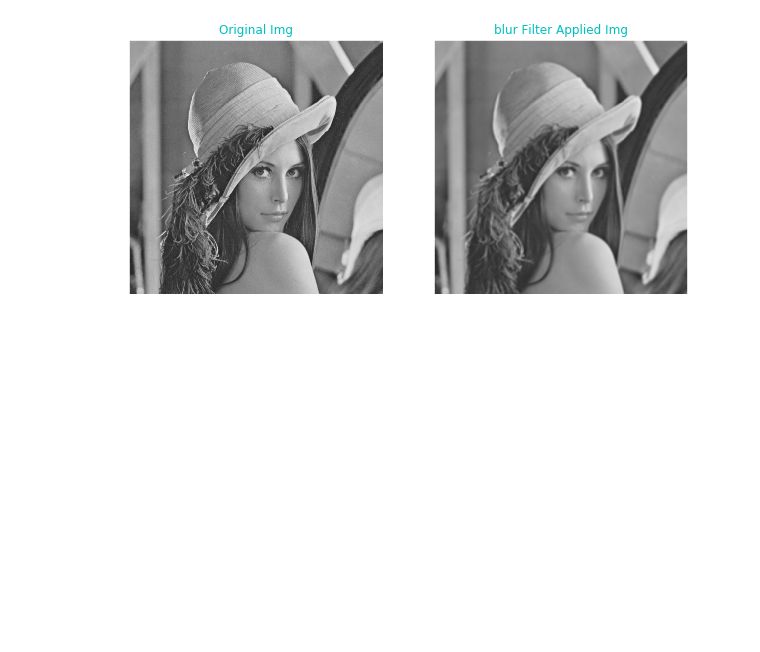
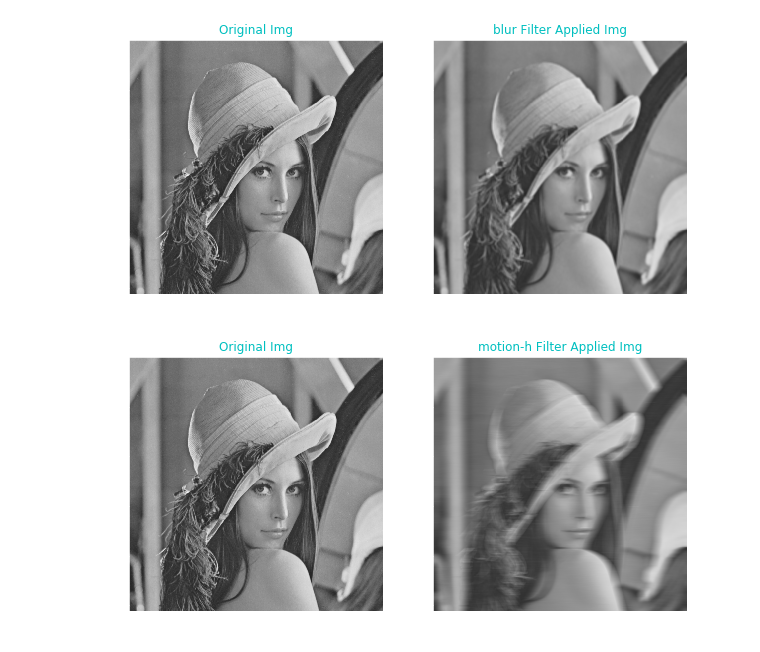
Before and after one commit to MeAmarP/opencv_snipps, a Jupyter notebook: Helpful_Python_snippets_for_Image_Processing_using_OpenCV.ipynb, the cells around one changed output. Cells and saved outputs as stored; diff of their text form; code cells hidden in the pictures; blank space fills up the shorter version.

Commit message:
method to apply lapace,motion fltr

```diff
--- a/Helpful_Python_snippets_for_Image_Processing_using_OpenCV.ipynb
+++ b/Helpful_Python_snippets_for_Image_Processing_using_OpenCV.ipynb
@@ -370,3 +338,39 @@ def applyFilter(path_to_img,func_filter=None,kernel_len=None):
 applyFilter(path_to_img,func_filter='blur',kernel_len=5)
 # %% [output]
 [figure]
+# %%
+'''
+#More filters
+- Laplacian
+- motion-vertical
+- motion-horizontal
+- prewitt
+- Sobel
+'''
+
+path_to_img = 'sample_imgs/lena_gry.bmp'
+
+def applyLinearFilter(path_to_img,func_filter=None,kernel_len=None):
+    img = cv2.imread(path_to_img)
+
+    if func_filter == 'laplace':
+        img_fltr = cv2.Laplacian(img,-1,3)
+    if func_filter == 'motion-v':
+        kernel_verti = np.zeros((kernel_len,kernel_len))
+        kernel_verti[:, int((kernel_len - 1)/2)] = np.ones(kernel_len)
+        kernel_verti /= kernel_len
+        img_fltr = cv2.filter2D(img,-1,kernel_verti)
+    if func_filter == 'motion-h':
+        kernel_horiz = np.zeros((kernel_len,kernel_len))
+        kernel_horiz[int((kernel_len - 1)/2),:] = np.ones(kernel_len)
+        kernel_horiz /= kernel_len
+        img_fltr = cv2.filter2D(img,-1,kernel_horiz)
+
+    plt.figure(figsize=(10,10))
+    plt.subplot(121),plt.imshow(img,cmap='gray'),plt.title('Original Img',color='c')
+    plt.subplot(122),plt.imshow(img_fltr,cmap='gray'),plt.title((func_filter+' Filter Applied Img'),color='c')
+    return
+
+applyLinearFilter(path_to_img,func_filter='motion-h',kernel_len=21)
+# %% [output]
+[figure, added]
```
Also changed, not shown: parts of 13 cells of this notebook.
